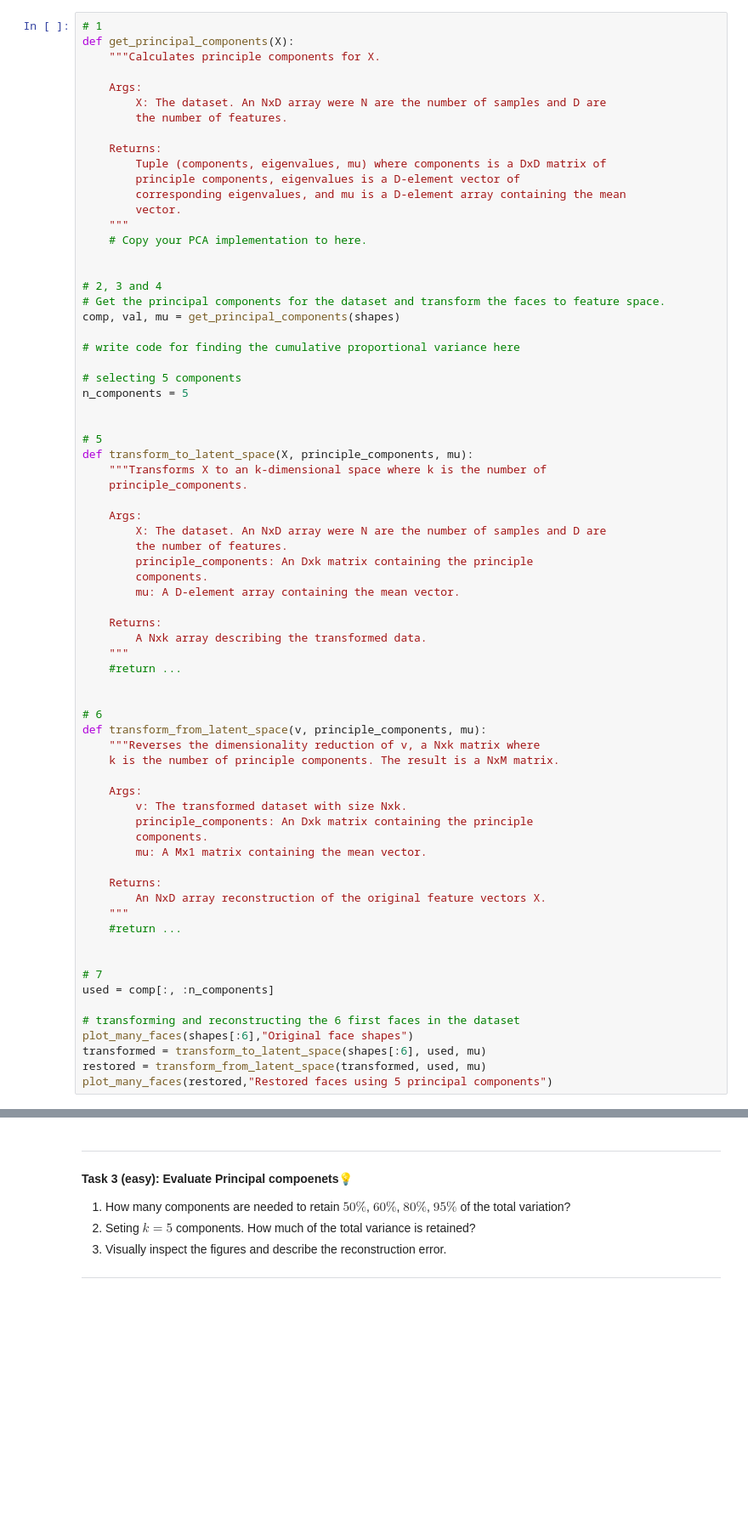
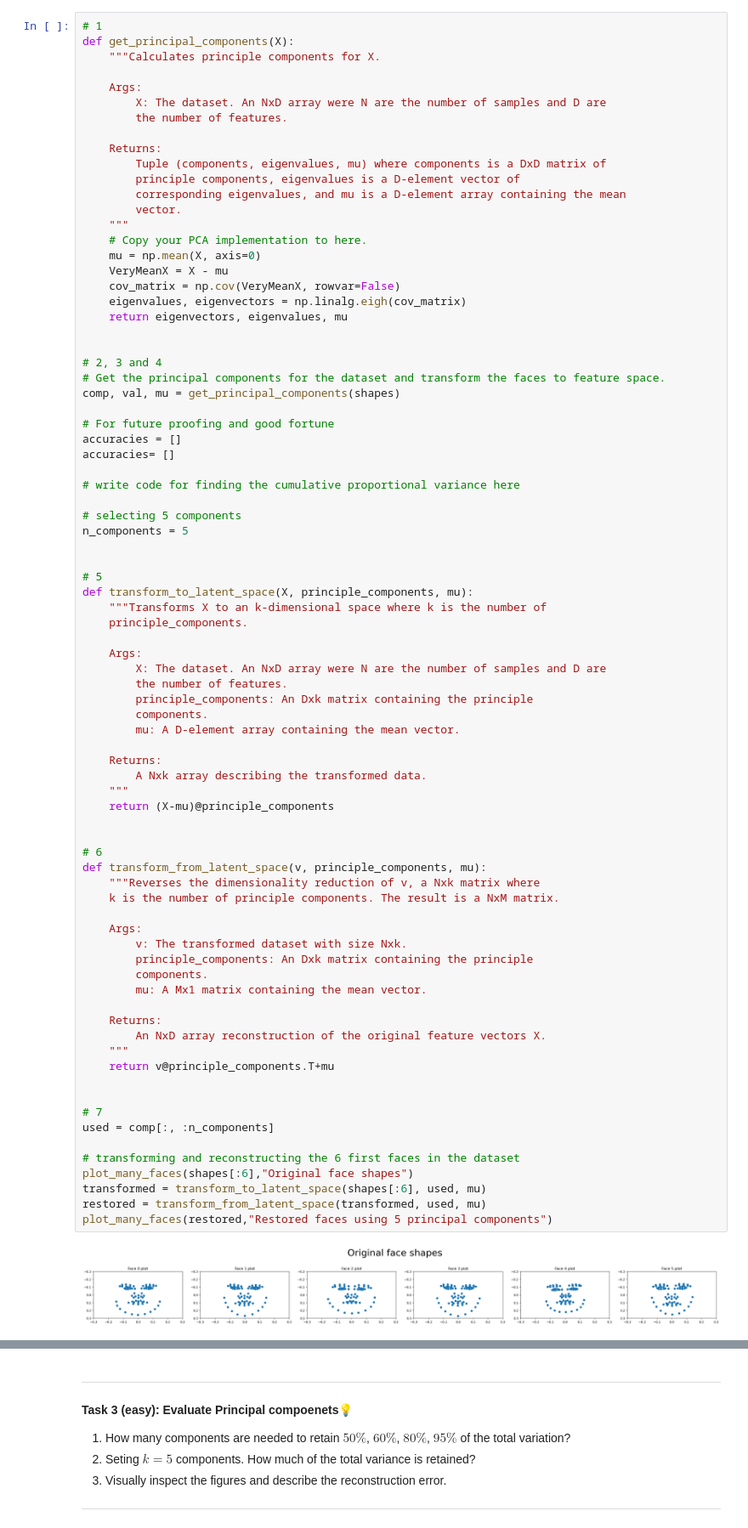
Before and after one commit to Slug-Boi-ITU-Repositories/iml_exercises, a Jupyter notebook: W12/02-shape_generation.ipynb, the cells around one changed output, grey strips where cells are left out. Shown at 85% size. Drawn from its saved outputs; the diff is of its cells as text; blank space fills up the shorter version.

```diff
--- a/W12/02-shape_generation.ipynb
+++ b/W12/02-shape_generation.ipynb
@@ -129,11 +131,20 @@ def get_principal_components(X):
         vector.
     """
     # Copy your PCA implementation to here.
+    mu = np.mean(X, axis=0)
+    VeryMeanX = X - mu
+    cov_matrix = np.cov(VeryMeanX, rowvar=False)
+    eigenvalues, eigenvectors = np.linalg.eigh(cov_matrix)
+    return eigenvectors, eigenvalues, mu
 
 
 # 2, 3 and 4
 # Get the principal components for the dataset and transform the faces to feature space.
 comp, val, mu = get_principal_components(shapes)
+
+# For future proofing and good fortune
+accuracies = []
+accuracies= []
 
 # write code for finding the cumulative proportional variance here
 
@@ -155,32 +166,34 @@ def transform_to_latent_space(X, principle_components, mu):
 
     Returns:
         A Nxk array describing the transformed data.
     """
-    #return ...
+    return (X-mu)@principle_components
 
 
 # 6
 def transform_from_latent_space(v, principle_components, mu):
     """Reverses the dimensionality reduction of v, a Nxk matrix where
     k is the number of principle components. The result is a NxM matrix.
 
     Args:
         v: The transformed dataset with size Nxk.
         principle_components: An Dxk matrix containing the principle
         components.
         mu: A Mx1 matrix containing the mean vector.
 
     Returns:
         An NxD array reconstruction of the original feature vectors X.
     """
-    #return ...
+    return v@principle_components.T+mu
 
 
 # 7
 used = comp[:, :n_components]
 
 # transforming and reconstructing the 6 first faces in the dataset
 plot_many_faces(shapes[:6],"Original face shapes")
 transformed = transform_to_latent_space(shapes[:6], used, mu)
 restored = transform_from_latent_space(transformed, used, mu)
 plot_many_faces(restored,"Restored faces using 5 principal components")
+# %% [output]
+[figure, added]
```
Also changed, not shown: parts of 5 cells of this notebook, 1 other file.
